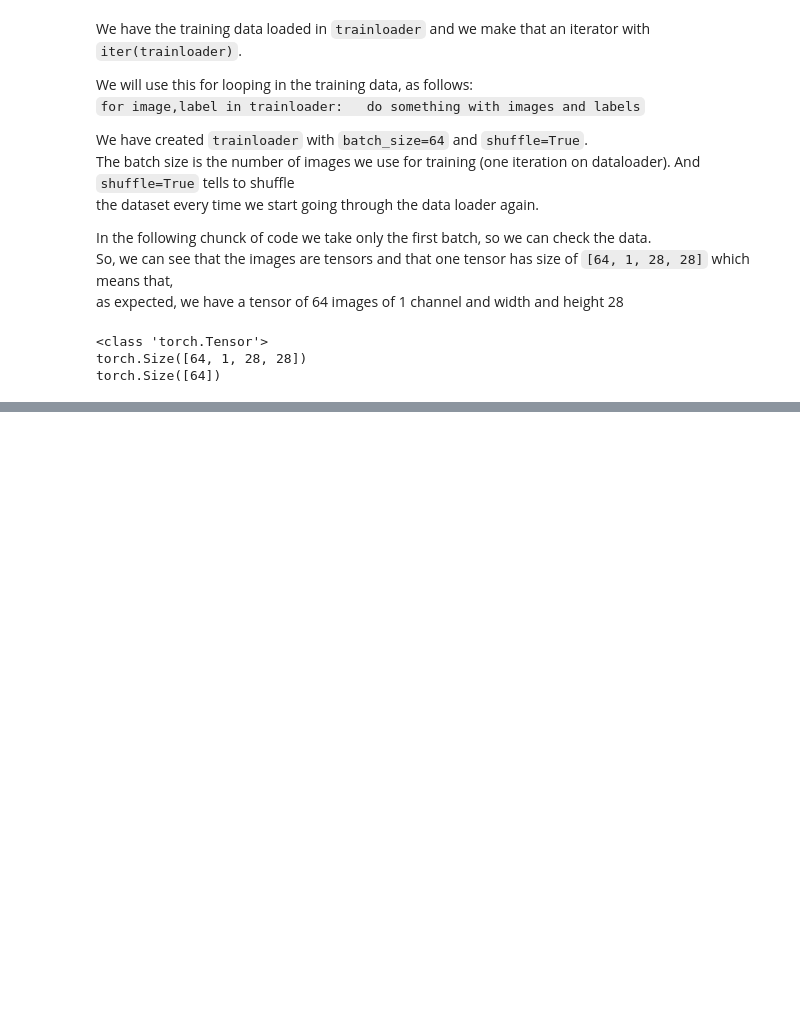
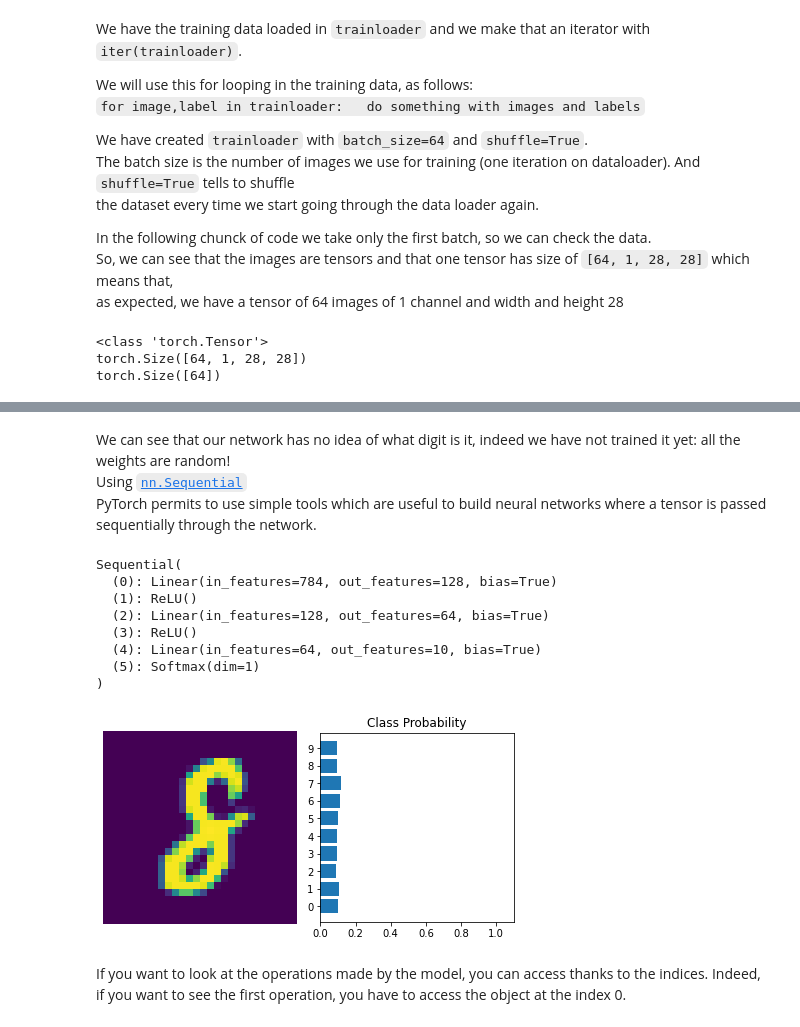
Before and after one commit to sarafrr/UdacityDeepLearningPyTorch, a Jupyter notebook: Part 2 - Neural Networks in PyTorch.ipynb, the cells around one changed output, grey strips where cells are left out. Drawn from its saved outputs; the diff is of its cells as text; code cells hidden in the pictures; blank space fills up the shorter version.

```diff
--- a/Part 2 - Neural Networks in PyTorch.ipynb
+++ b/Part 2 - Neural Networks in PyTorch.ipynb
@@ -81,0 +312,37 @@ torch.Size([64])
+# %% [markdown]
+We can see that our network has no idea of what digit is it, indeed we have not trained it yet: all the weights are random!
+Using [`nn.Sequential`](https://pytorch.org/docs/master/nn.html#torch.nn.Sequential)
+PyTorch permits to use simple tools which are useful to build neural networks where a tensor is passed sequentially through the network.
+# %%
+# Hyperparameters for our network
+input_size = 784
+hidden_sizes = [128, 64]
+output_size = 10
+
+# Build a feed-forward network
+model = nn.Sequential(nn.Linear(input_size, hidden_sizes[0]),
+                      nn.ReLU(),
+                      nn.Linear(hidden_sizes[0], hidden_sizes[1]),
+                      nn.ReLU(),
+                      nn.Linear(hidden_sizes[1], output_size),
+                      nn.Softmax(dim=1))
+print(model)
+
+# Forward pass through the network and display output
+images, labels = next(iter(trainloader))
+images.resize_(images.shape[0], 1, 784)# one batch is made of 64 images and the images are flattened
+# we are forwarding the first image of the batch
+ps = model.forward(images[0,:])
+helper.view_classify(images[0].view(1, 28, 28), ps)
+# %% [output]
+Sequential(
+  (0): Linear(in_features=784, out_features=128, bias=True)
+  (1): ReLU()
+  (2): Linear(in_features=128, out_features=64, bias=True)
+  (3): ReLU()
+  (4): Linear(in_features=64, out_features=10, bias=True)
+  (5): Softmax(dim=1)
+)
+[figure, added]
+# %% [markdown]
+If you want to look at the operations made by the model, you can access thanks to the indices. Indeed, if you want to see the first operation, you have to access the object at the index 0.
```
Also changed, not shown: parts of 28 cells of this notebook, 4 other files.
